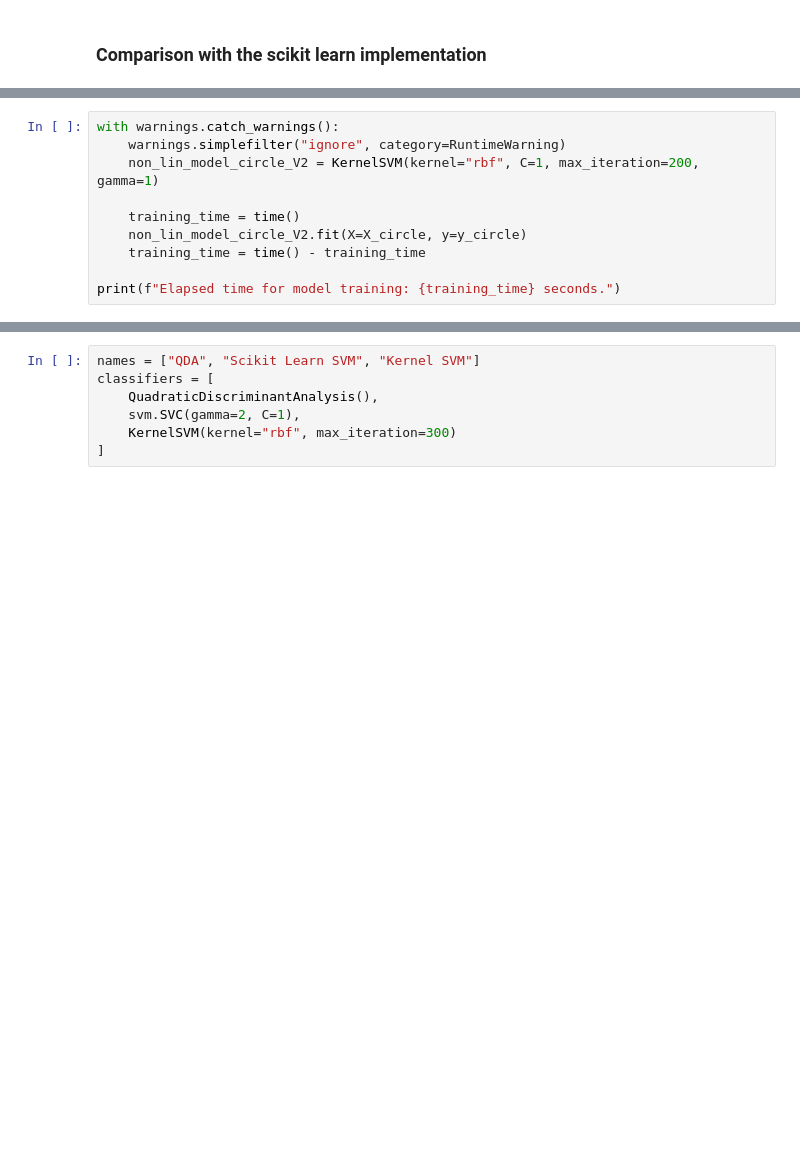
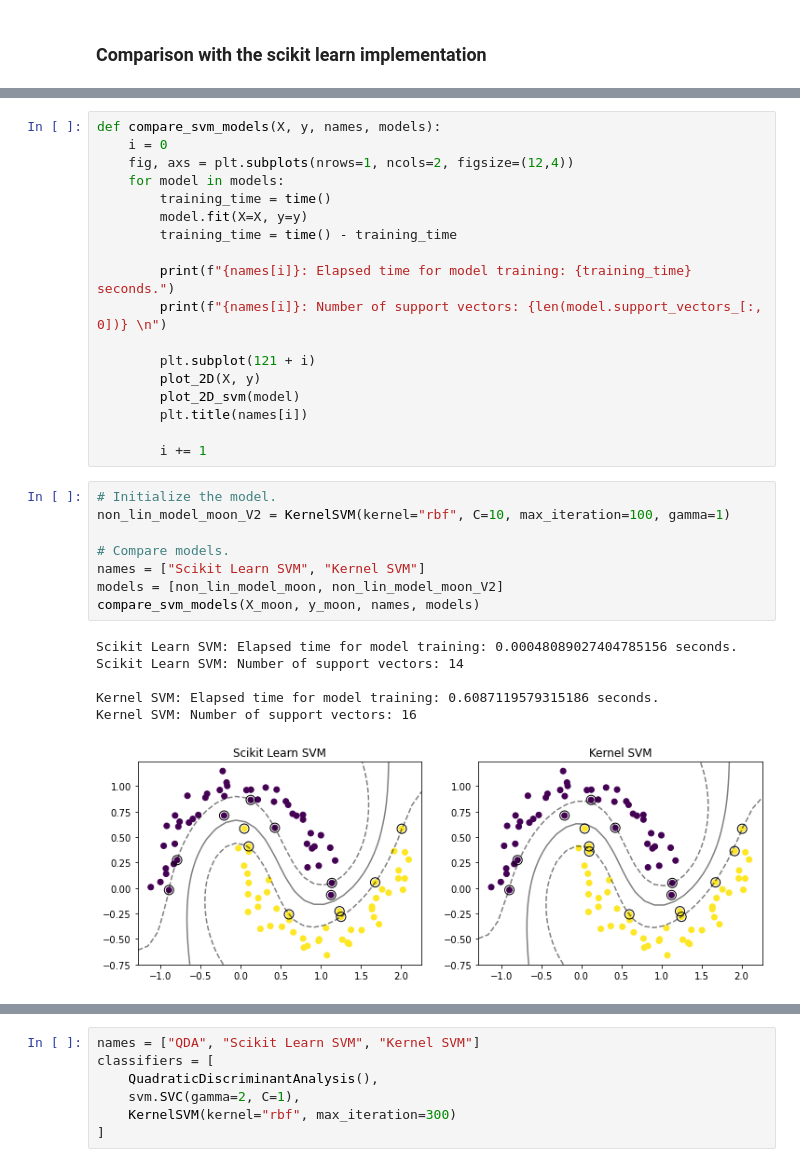
Before and after one commit to JoshuaSimon/Kernel-Learning, a Jupyter notebook: src/kernel_learning.ipynb, the cells around one changed output, grey strips where cells are left out. Drawn from its saved outputs; the diff is of its cells as text; blank space fills up the shorter version.

```diff
--- a/src/kernel_learning.ipynb
+++ b/src/kernel_learning.ipynb
@@ -722,10 +692,0 @@ Kernel SVM: Number of support vectors: 14
-# %%
-with warnings.catch_warnings():
-    warnings.simplefilter("ignore", category=RuntimeWarning)
-    non_lin_model_circle_V2 = KernelSVM(kernel="rbf", C=1, max_iteration=200, gamma=1)
-
-    training_time = time()
-    non_lin_model_circle_V2.fit(X=X_circle, y=y_circle)
-    training_time = time() - training_time
-
-print(f"Elapsed time for model training: {training_time} seconds.")
@@ -821,0 +693,33 @@ def compare_models(X, y, names, classifiers):
+# %%
+def compare_svm_models(X, y, names, models):
+    i = 0
+    fig, axs = plt.subplots(nrows=1, ncols=2, figsize=(12,4))
+    for model in models:
+        training_time = time()
+        model.fit(X=X, y=y)
+        training_time = time() - training_time
+
+        print(f"{names[i]}: Elapsed time for model training: {training_time} seconds.")
+        print(f"{names[i]}: Number of support vectors: {len(model.support_vectors_[:, 0])} \n")
+
+        plt.subplot(121 + i)
+        plot_2D(X, y)
+        plot_2D_svm(model)
+        plt.title(names[i])
+
+        i += 1
+# %%
+# Initialize the model.
+non_lin_model_moon_V2 = KernelSVM(kernel="rbf", C=10, max_iteration=100, gamma=1)
+
+# Compare models.
+names = ["Scikit Learn SVM", "Kernel SVM"]
+models = [non_lin_model_moon, non_lin_model_moon_V2]
+compare_svm_models(X_moon, y_moon, names, models)
+# %% [output]
+Scikit Learn SVM: Elapsed time for model training: 0.00048089027404785156 seconds.
+Scikit Learn SVM: Number of support vectors: 14
+
+Kernel SVM: Elapsed time for model training: 0.6087119579315186 seconds.
+Kernel SVM: Number of support vectors: 16
+[figure, added]
```
Also changed, not shown: parts of 16 cells of this notebook, 1 other file.
